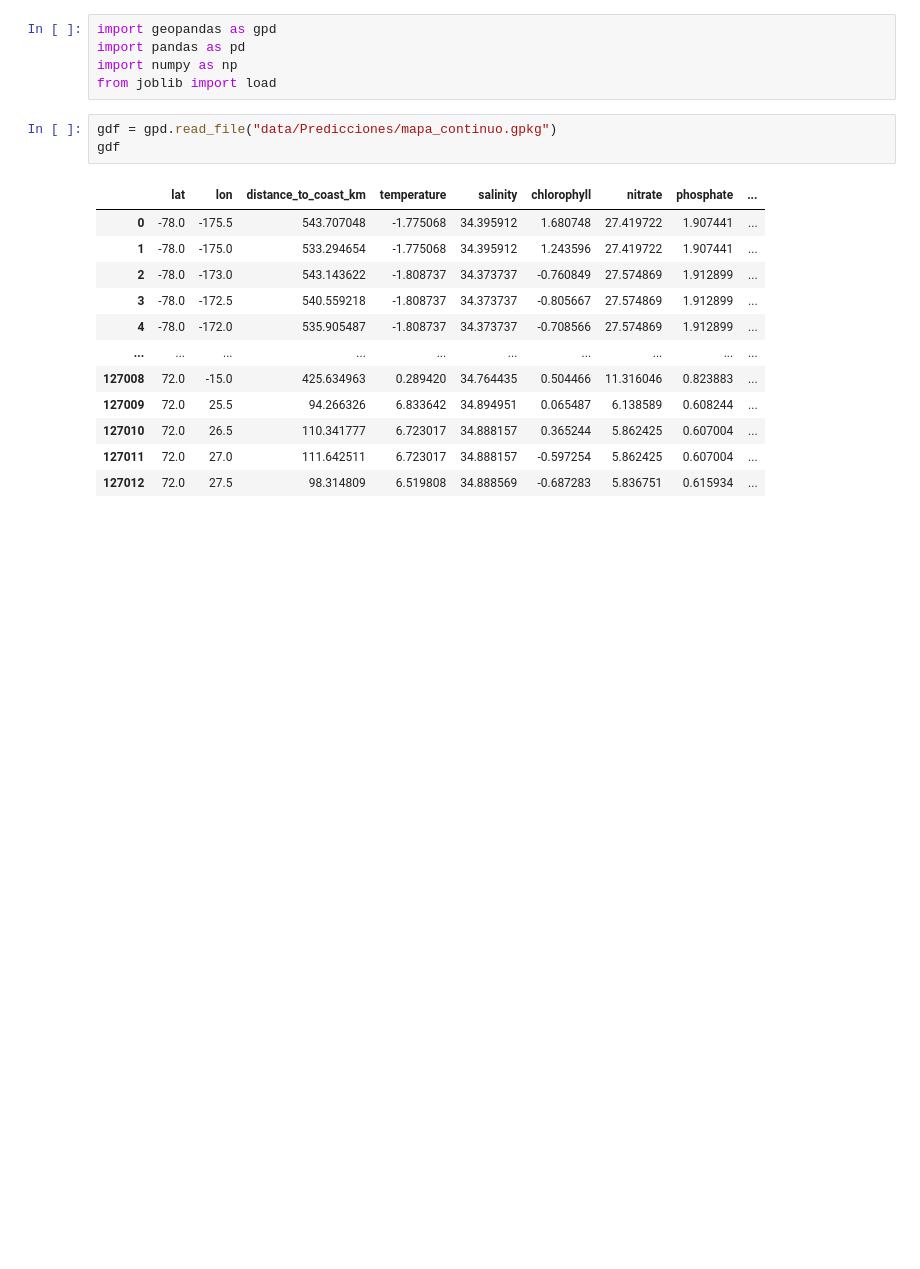
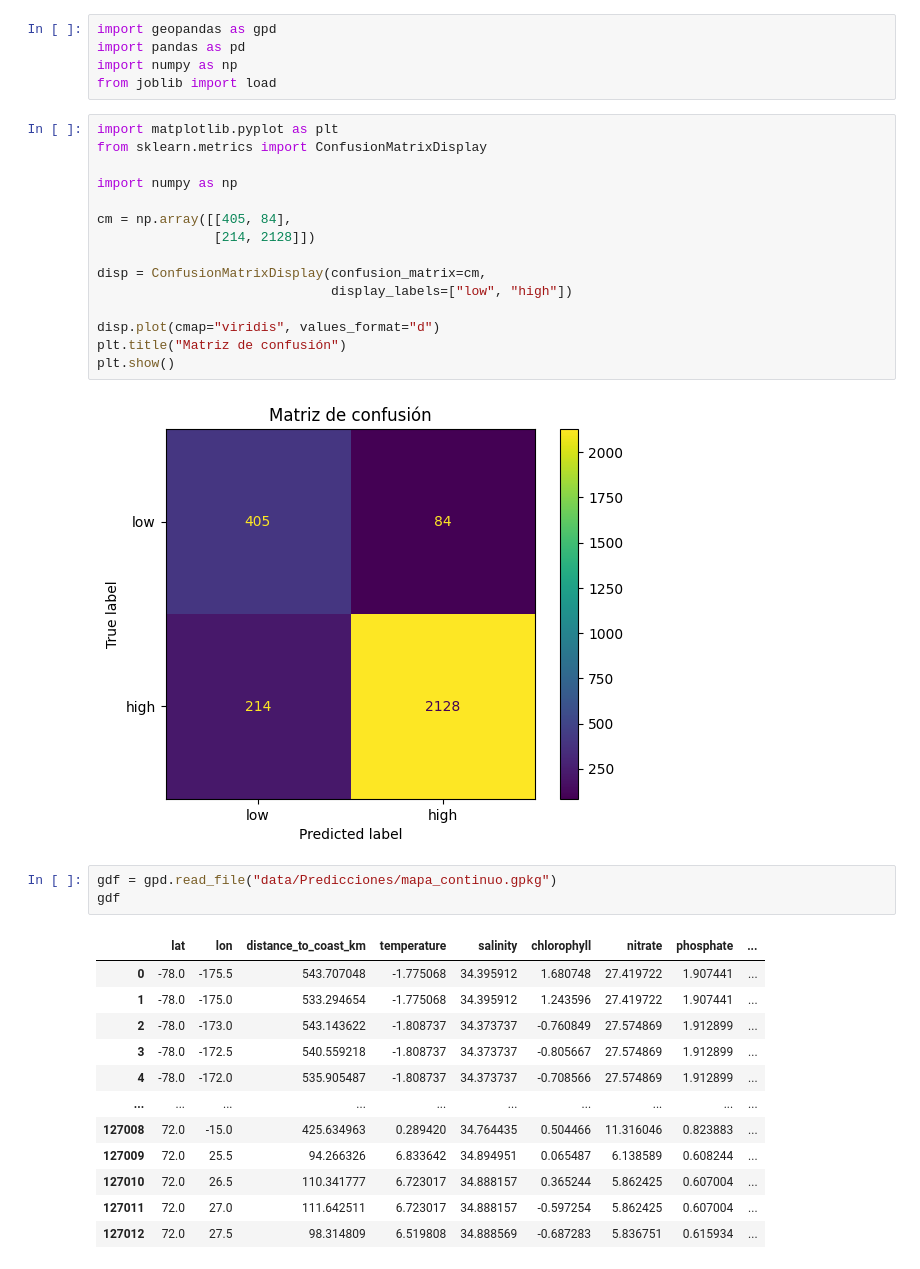
Before and after one commit to 4GeeksAcademy/loreykil_proyecto_final, a Jupyter notebook: pruebas.ipynb, the cells around one changed output. Drawn from its saved outputs; the diff is of its cells as text; blank space fills up the shorter version.

Commit message:
repaso metricas modelos y cambios capa 1

```diff
--- a/pruebas.ipynb
+++ b/pruebas.ipynb
@@ -3,6 +3,23 @@ import geopandas as gpd
 import pandas as pd
 import numpy as np
 from joblib import load
+# %%
+import matplotlib.pyplot as plt
+from sklearn.metrics import ConfusionMatrixDisplay
+
+import numpy as np
+
+cm = np.array([[405, 84],
+               [214, 2128]])
+
+disp = ConfusionMatrixDisplay(confusion_matrix=cm,
+                              display_labels=["low", "high"])
+
+disp.plot(cmap="viridis", values_format="d")
+plt.title("Matriz de confusión")
+plt.show()
+# %% [output]
+[figure, added]
 # %%
 gdf = gpd.read_file("data/Predicciones/mapa_continuo.gpkg")
 gdf
```
Also changed, not shown: 6 other files.
